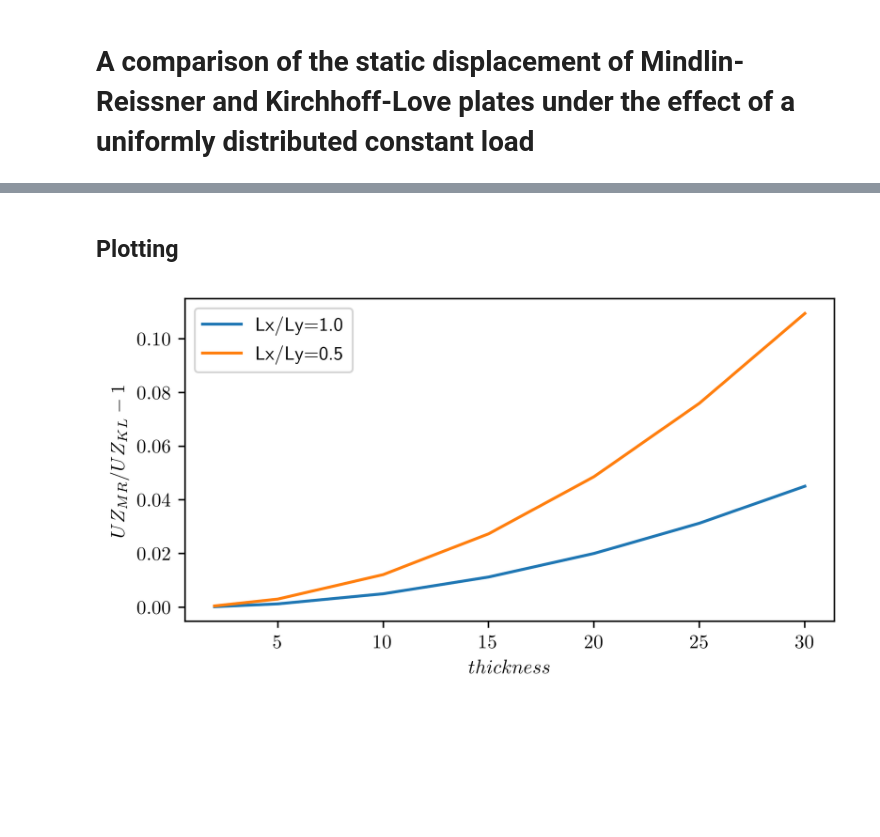
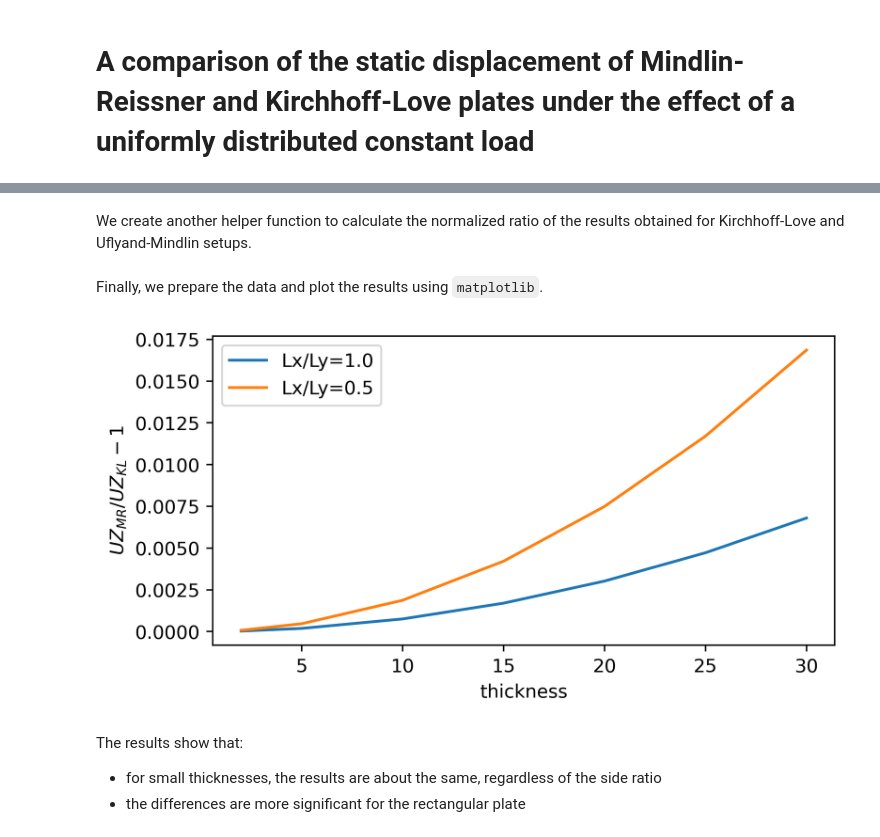
Before and after one commit to sigma-epsilon/sigmaepsilon.solid.fourier, a Jupyter notebook: docs/source/examples/mindlin_vs_kirchhoff.ipynb, the cells around one changed output, grey strips where cells are left out. Saved outputs shown, nothing was run; the diff lists cells and outputs as text; code cells hidden in the pictures; blank space fills up the shorter version.

```diff
--- a/docs/source/examples/mindlin_vs_kirchhoff.ipynb
+++ b/docs/source/examples/mindlin_vs_kirchhoff.ipynb
@@ -5,12 +7,11 @@
 # %%
 import numpy as np
-from numpy import ascontiguousarray as ascont
 
 from sigmaepsilon.solid.material import (
     MindlinPlateSection,
     KirchhoffPlateSection,
     ElasticityTensor,
-    LinearElasticMaterial
+    LinearElasticMaterial,
 )
 from sigmaepsilon.solid.fourier import (
     RectangularPlate,
@@ -22,41 +23,48 @@ from sigmaepsilon.solid.material.utils import elastic_stiffness_matrix
 
 def calculate_UZ(size: tuple, shape: tuple, model: str) -> float:
     # geometry
-    Lx, Ly, t = size
+    length_X, length_Y, thickness = size
 
     # material
-    E = 2890.0
-    nu = 0.2
+    young_modulus = 2890.0
+    poisson_ratio = 0.2
 
     # material stiffness matrix
-    hooke = elastic_stiffness_matrix(E=E, NU=nu)
+    hooke = elastic_stiffness_matrix(E=young_modulus, NU=poisson_ratio)
     stiffness = ElasticityTensor(hooke, tensorial=False)
     material = LinearElasticMaterial(stiffness=stiffness)
     section_type = MindlinPlateSection if model == "MR" else KirchhoffPlateSection
     section = section_type(
         layers=[
-            section_type.Layer(material=material, thickness=t),
+            section_type.Layer(material=material, thickness=thickness),
         ]
     )
-    ABDS = section.elastic_stiffness_matrix()
-    D, S = ascont(ABDS[:3, :3]), ascont(ABDS[3:, 3:])
+    ABDS_matrix = section.elastic_stiffness_matrix()
+    bending_stiffness, shear_stiffness = (
+        np.ascontiguousarray(ABDS_matrix[:3, :3]),
+        np.ascontiguousarray(ABDS_matrix[3:, 3:]),
+    )
     if not model == "MR":
-        S = None
+        shear_stiffness = None
 
     # uniform distributed load
     loads = LoadGroup(
-        LC1=RectangleLoad(x=[[0, 0], [Lx, Ly]], v=[-0.1, 0, 0]),
+        LC1=RectangleLoad(x=[[0, 0], [length_X, length_Y]], v=[-0.1, 0, 0]),
     )
     loads.lock()
 
-    coords = np.array([[Lx, Ly, 0]], dtype=float)
-    plate = RectangularPlate((Lx, Ly), shape, D=D, S=S)
+    # coordinates of the point of evaluation
+    coords = np.array([[length_X / 2, length_Y / 2]], dtype=float)
+
+    plate = RectangularPlate(
+        (length_X, length_Y), shape, D=bending_stiffness, S=shear_stiffness
+    )
     results = plate.solve(loads, coords)
 
     # return results["LC1"][0, 0].values  # this would return the same value
-    return results["LC1"].sel(point=0, component="UZ")
+    return results["LC1"].sel(index=0, component="UZ")
-# %% [markdown]
-## Plotting
+# %% [markdown]
+We create another helper function to calculate the normalized ratio of the results obtained for Kirchhoff-Love and Uflyand-Mindlin setups.
 # %%
 def generate_plot_data(size, thicknesses):
     Lx, Ly = size
@@ -67,32 +75,41 @@ def generate_plot_data(size, thicknesses):
         UZ_KL = calculate_UZ((Lx, Ly, t), (nx, ny), "KL")
         absdiff.append(UZ_MR / UZ_KL - 1)
     return absdiff
+# %% [markdown]
+Finally, we prepare the data and plot the results using ``matplotlib``.
 # %%
 import matplotlib.pyplot as plt
 
 fig, axs = plt.subplots(1, 1, figsize=(6, 3), dpi=400, sharex=True)
 
 thicknesses = [2, 5, 10, 15, 20, 25, 30]
 
+# calculate plot data for square plate
 size = (800, 800)
 width_ratio = size[0] / size[1]
 absdiff = generate_plot_data(size, thicknesses)
 axs.plot(thicknesses, absdiff, label="Lx/Ly={}".format(width_ratio))
 
+# calculate plot data for rectangular plate
 size = (400, 800)
 width_ratio = size[0] / size[1]
 absdiff = generate_plot_data(size, thicknesses)
 axs.plot(thicknesses, absdiff, label="Lx/Ly={}".format(width_ratio))
 
-axs.set_xlabel("$thickness$")
+axs.set_xlabel("thickness")
 axs.set_ylabel("$UZ_{MR}/UZ_{KL} - 1 $")
 axs.legend()
 
 plt.rcParams.update(
     {
         "text.usetex": True,
         "font.family": "sans-serif",
     }
 )
 # %% [output]
-[figure, old version]
+[figure, new version]
+# %% [markdown]
+The results show that:
+
+* for small thicknesses, the results are about the same, regardless of the side ratio
+* the differences are more significant for the rectangular plate
```
Also changed, not shown: parts of 3 cells of this notebook, 11 other files.
